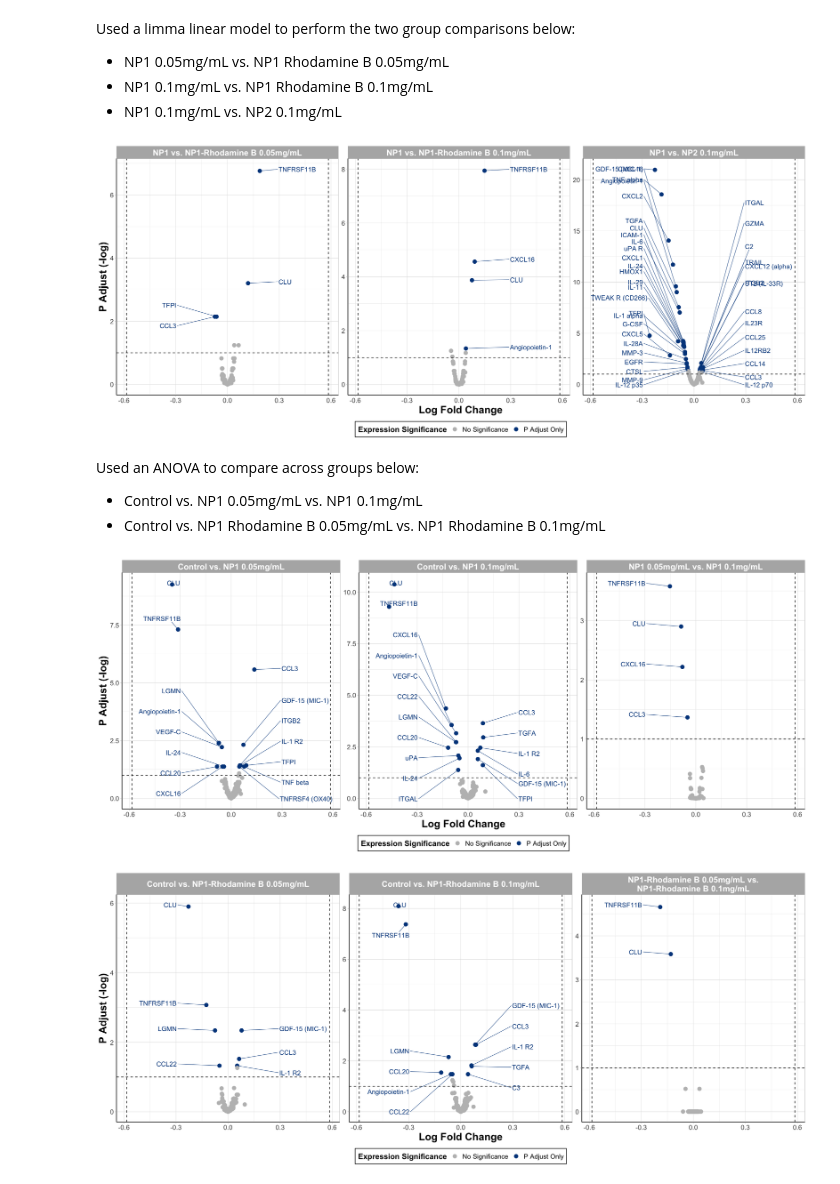
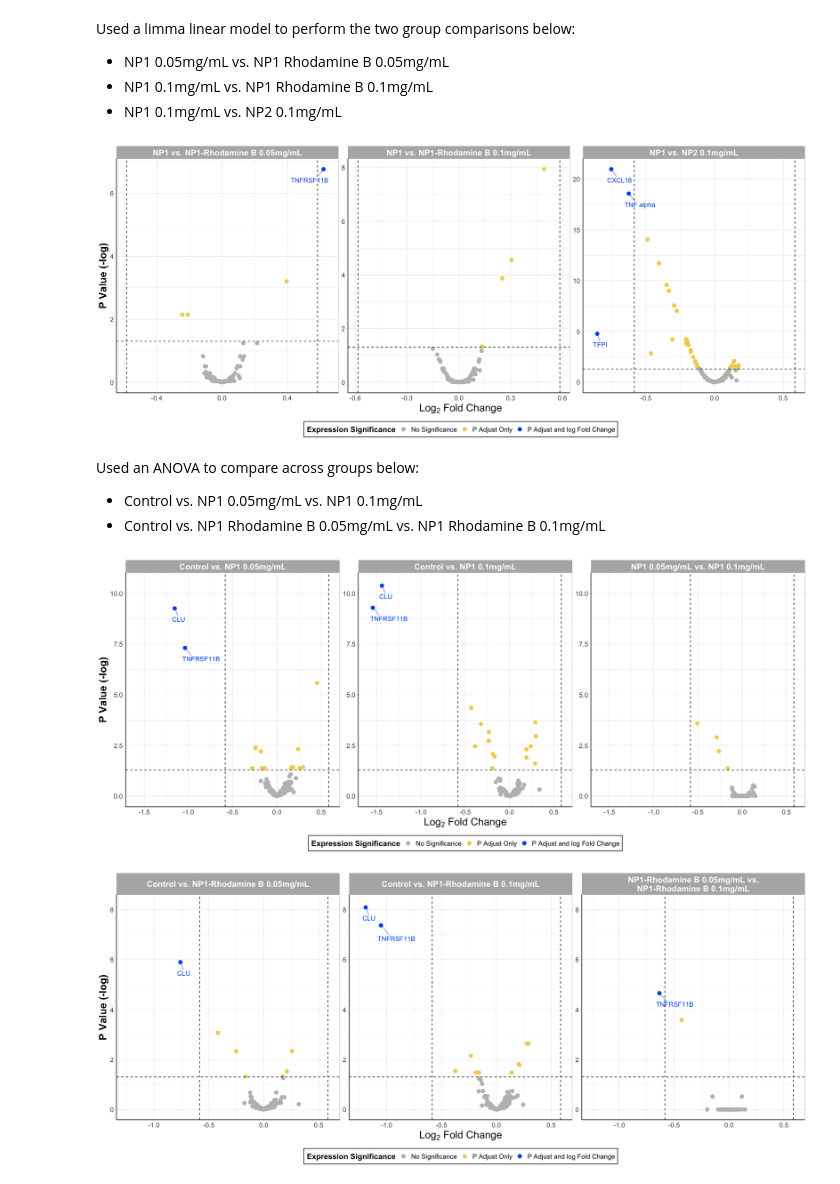
Before and after one commit to Ragerlab/2026_Ghosh_An-In-Vitro-Model-for-Human-Airway-Epithelial-Cells-Preloading-with-Polyethylene-Terephth, a Jupyter notebook: 2. Volcano Plots/Volcano Plots.ipynb, the cells around one changed output. Cells and saved outputs as stored; diff of their text form; code cells hidden in the pictures.

```diff
--- a/2. Volcano Plots/Volcano Plots.ipynb
+++ b/2. Volcano Plots/Volcano Plots.ipynb
@@ -58,7 +58,7 @@ get_significance = function(df){
     df$diffexpressed[df$P.Adj < 0.05] <- "P Adjust Only"
 
     # if logFoldChange > log(1.5) and p adj < 0.01, set as "significant"
-    df$diffexpressed[abs(df$logFC) > log2(1.5) & df$P.Adj < 0.05] <- "P Adjust and log Fold Change"
+    df$diffexpressed[abs(df$log2FC) > log2(1.5) & df$P.Adj < 0.05] <- "P Adjust and log Fold Change"
 
     # making into a factor
     df$diffexpressed = factor(df$diffexpressed, levels = c("No Significance", "P Adjust Only",
@@ -107,10 +107,10 @@ options(repr.plot.width=18, repr.plot.height=7.5) #changing size
 lancet_palette = pal_lancet()(2)
 
 ggplot() +
-  geom_point(data = two_sig_protein_df, aes(x = logFC, y = -log10(P.Adj), color = diffexpressed), size = 3) +
+  geom_point(data = two_sig_protein_df, aes(x = log2FC, y = -log10(P.Adj), color = diffexpressed), size = 3) +
 
   # P Value line
-  geom_hline(yintercept = -log10(0.1), linetype = "dashed") +
+  geom_hline(yintercept = -log10(0.05), linetype = "dashed") +
   # FC Line
   geom_vline(xintercept = log2(1.5), linetype = "dashed") +
   geom_vline(xintercept = -log2(1.5), linetype = "dashed") +
@@ -120,15 +120,15 @@ ggplot() +
  #    ylim(0, 2.1) +
 
   geom_text_repel(data = two_sig_protein_df %>%
-                  filter(logFC > 0, P.Adj < 0.05),
-                  aes(x = logFC, y = -log10(P.Adj), label = Protein_Name, color = diffexpressed),
-                  hjust = 'right', direction = 'y', nudge_y = 0.05, nudge_x = 0.03, xlim = c(0.25, NA),
+                  filter(log2FC > log2(1.5), P.Adj < 0.05),
+                  aes(x = log2FC, y = -log10(P.Adj), label = Protein_Name, color = diffexpressed),
+                  hjust = 'right', direction = 'y', nudge_y = -0.05, nudge_x = 0.03, xlim = c(0.25, NA),
                   segment.size = 0.3, box.padding = 1, max.overlaps = Inf, size = 4.2, show.legend = FALSE) +
 
  geom_text_repel(data = two_sig_protein_df %>%
-                  filter(logFC < 0, P.Adj < 0.05),
-                  aes(x = logFC, y = -log10(P.Adj), label = Protein_Name, color = diffexpressed),
-                  hjust = 'left', direction = 'y', nudge_y = 0.05, nudge_x = -0.03, xlim = c(NA, -0.25),
+                  filter(log2FC < -log2(1.5), P.Adj < 0.05),
+                  aes(x = log2FC, y = -log10(P.Adj), label = Protein_Name, color = diffexpressed),
+                  hjust = 'left', direction = 'y', nudge_y = -0.05, nudge_x = -0.03, xlim = c(NA, -0.25),
                  segment.size = 0.3, box.padding = 1, max.overlaps = Inf, size = 4.2, show.legend = FALSE) +
 
   facet_wrap(~Comparison, scales = 'free') +
@@ -143,12 +143,12 @@ ggplot() +
         legend.background = element_rect(colour = 'black', fill = 'white', linetype = 'solid'),
         strip.text.x = element_text(size = 15, face = "bold"), #changes size of facet x axis
         strip.text.y = element_text(size = 15, face = "bold")) + #changes size of facet y axis
-  labs(x = "Log Fold Change", y = 'P Adjust (-log)') +
+  labs(x = expression(Log[2]*" Fold Change"), y = 'P Value (-log)') +
 
   scale_color_manual(name = "Expression Significance",
-                      values = c("gray", lancet_palette[1]))
+                      values = c("gray", '#F0D25E', "#005BEA"))
 # %% [output]
-[figure, old version]
+[figure, new version]
 # %% [markdown]
 Used an ANOVA to compare across groups below:
 
@@ -156,73 +156,73 @@ Used an ANOVA to compare across groups below:
 - Control vs. NP1 Rhodamine B 0.05mg/mL vs. NP1 Rhodamine B 0.1mg/mL
 # %%
 ggplot() +
-  geom_point(data = np1_df, aes(x = logFC, y = -log10(P.Adj), color = diffexpressed), size = 3) +
+  geom_point(data = np1_df, aes(x = log2FC, y = -log10(P.Adj), color = diffexpressed), size = 3) +
 
   # P Value line
-  geom_hline(yintercept = -log10(0.1), linetype = "dashed") +
+  geom_hline(yintercept = -log10(0.05), linetype = "dashed") +
   # FC Line
   geom_vline(xintercept = log2(1.5), linetype = "dashed") +
   geom_vline(xintercept = -log2(1.5), linetype = "dashed") +
 
   # changing x limits of what is visible in the plot
- #    xlim(-5, 8) +
- #    ylim(0, 2.1) +
+     xlim(-1.6, 0.6) +
+     ylim(0, 10.5) +
 
   geom_text_repel(data = np1_df %>%
-                  filter(logFC > 0, P.Adj < 0.05),
-                  aes(x = logFC, y = -log10(P.Adj), label = Protein_Name, color = diffexpressed),
-                  hjust = 'right', direction = 'y', nudge_y = 0.05, nudge_x = 0.03, xlim = c(0.25, NA),
+                  filter(log2FC > log2(1.5), P.Adj < 0.05),
+                  aes(x = log2FC, y = -log10(P.Adj), label = Protein_Name, color = diffexpressed),
+                  hjust = 'right', direction = 'y', nudge_y = -0.05, nudge_x = 0.03, xlim = c(0.25, NA),
                   segment.size = 0.3, box.padding = 1, max.overlaps = Inf, size = 4.2, show.legend = FALSE) +
 
  geom_text_repel(data = np1_df %>%
-                  filter(logFC < 0, P.Adj < 0.05),
-                  aes(x = logFC, y = -log10(P.Adj), label = Protein_Name, color = diffexpressed),
-                  hjust = 'left', direction = 'y', nudge_y = 0.05, nudge_x = -0.03, xlim = c(NA, -0.25),
+                  filter(log2FC < -log2(1.5), P.Adj < 0.05),
+                  aes(x = log2FC, y = -log10(P.Adj), label = Protein_Name, color = diffexpressed),
+                  hjust = 'left', direction = 'y', nudge_y = -0.05, nudge_x = -0.03, xlim = c(NA, -0.25),
                  segment.size = 0.3, box.padding = 1, max.overlaps = Inf, size = 4.2, show.legend = FALSE) +
 
   facet_wrap(~Exposure, scales = 'free') +
 
   theme_light() +
   theme(axis.line = element_line(colour = "black"), #making x and y axes black
         axis.text = element_text(size = 12), #changing size of x axis labels
         axis.title = element_text(face = "bold", size = rel(1.7)), #changes axis titles
         legend.title = element_text(face = 'bold', size = 14), #changes legend title
         legend.text = element_text(size = 12), #changes legend text
         legend.position = "bottom", # changing legend position
         legend.background = element_rect(colour = 'black', fill = 'white', linetype = 'solid'),
         strip.text.x = element_text(size = 15, face = "bold"), #changes size of facet x axis
         strip.text.y = element_text(size = 15, face = "bold")) + #changes size of facet y axis
-  labs(x = "Log Fold Change", y = 'P Adjust (-log)') +
+  labs(x = expression(Log[2]*" Fold Change"), y = 'P Value (-log)') +
 
   scale_color_manual(name = "Expression Significance",
-                      values = c("gray", lancet_palette[1]))
+                      values = c("gray", '#F0D25E', "#005BEA"))
 # %% [output]
-[figure, old version]
+[figure, new version]
 # %%
 ggplot() +
-  geom_point(data = np1r_df, aes(x = logFC, y = -log10(P.Adj), color = diffexpressed), size = 3) +
+  geom_point(data = np1r_df, aes(x = log2FC, y = -log10(P.Adj), color = diffexpressed), size = 3) +
 
   # P Value line
-  geom_hline(yintercept = -log10(0.1), linetype = "dashed") +
+  geom_hline(yintercept = -log10(0.05), linetype = "dashed") +
   # FC Line
   geom_vline(xintercept = log2(1.5), linetype = "dashed") +
   geom_vline(xintercept = -log2(1.5), linetype = "dashed") +
 
   # changing x limits of what is visible in the plot
- #    xlim(-5, 8) +
- #    ylim(0, 2.1) +
+     xlim(-1.25, 0.6) +
+     ylim(0, 8.2) +
 
   geom_text_repel(data = np1r_df %>%
-                  filter(logFC > 0, P.Adj < 0.05),
-                  aes(x = logFC, y = -log10(P.Adj), label = Protein_Name, color = diffexpressed),
-                  hjust = 'right', direction = 'y', nudge_y = 0.05, nudge_x = 0.03, xlim = c(0.25, NA),
+                  filter(log2FC > log2(1.5), P.Adj < 0.05),
+                  aes(x = log2FC, y = -log10(P.Adj), label = Protein_Name, color = diffexpressed),
+                  hjust = 'right', direction = 'y', nudge_y = -0.05, nudge_x = 0.03, xlim = c(0.25, NA),
                   segment.size = 0.3, box.padding = 1, max.overlaps = Inf, size = 4.2, show.legend = FALSE) +
 
  geom_text_repel(data = np1r_df %>%
-                  filter(logFC < 0, P.Adj < 0.05),
-                  aes(x = logFC, y = -log10(P.Adj), label = Protein_Name, color = diffexpressed),
-                  hjust = 'left', direction = 'y', nudge_y = 0.05, nudge_x = -0.03, xlim = c(NA, -0.25),
-                 segment.size = 0.3, box.padding = 1, max.overlaps = Inf, size = 4.2, show.legend = FALSE) +
+                  filter(log2FC < -log2(1.5), P.Adj < 0.05),
+                  aes(x = log2FC, y = -log10(P.Adj), label = Protein_Name, color = diffexpressed),
+                  hjust = 'left', direction = 'y', nudge_y = -0.05, nudge_x = -0.03, xlim = c(NA, -0.25),
+                  segment.size = 0.3, box.padding = 1, max.overlaps = Inf, size = 4.2, show.legend = FALSE) +
 
   facet_wrap(~Exposure, scales = 'free') +
 
@@ -236,9 +236,9 @@ ggplot() +
         legend.background = element_rect(colour = 'black', fill = 'white', linetype = 'solid'),
         strip.text.x = element_text(size = 15, face = "bold"), #changes size of facet x axis
         strip.text.y = element_text(size = 15, face = "bold")) + #changes size of facet y axis
-  labs(x = "Log Fold Change", y = 'P Adjust (-log)') +
+  labs(x = expression(Log[2]*" Fold Change"), y = 'P Value (-log)') +
 
   scale_color_manual(name = "Expression Significance",
-                      values = c("gray", lancet_palette[1]))
+                      values = c("gray", '#F0D25E', "#005BEA"))
 # %% [output]
-[figure, old version]
+[figure, new version]
```
Also changed, not shown: parts of 2 cells of this notebook.
